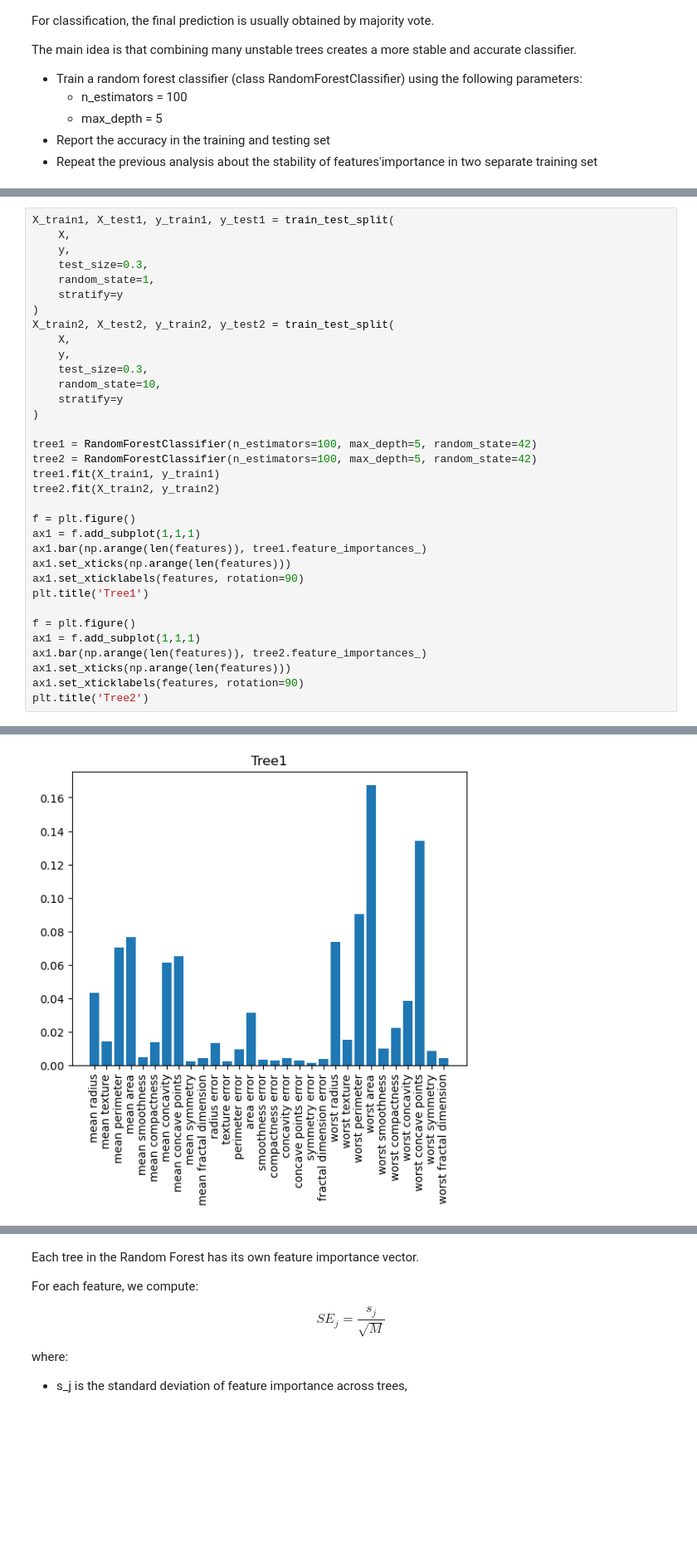
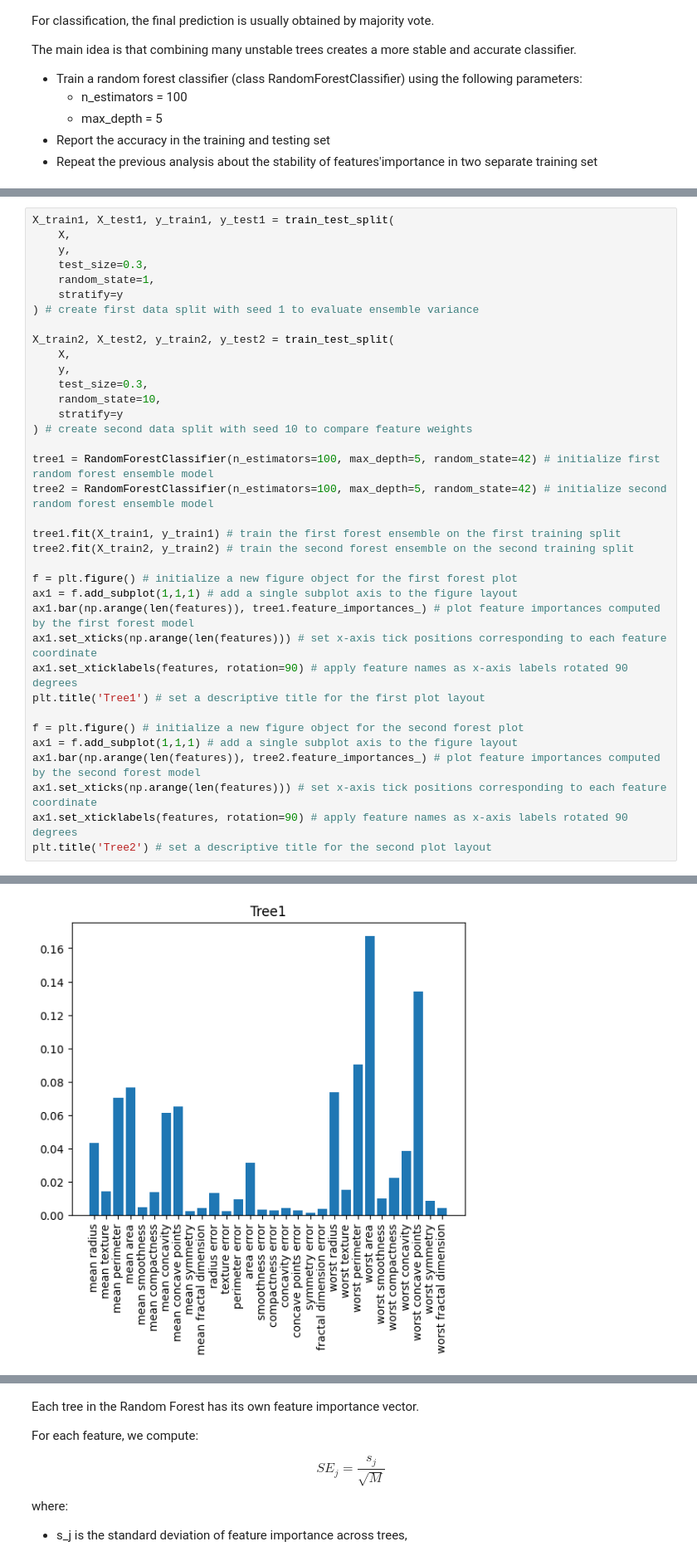
Before and after one commit to MatteoBaraldi/Machine-Learning-for-Bioengineering, a Jupyter notebook: MOD-2/04_Decision_Tree/exercise_decision_tree_solved.ipynb, the cells around one changed output, grey strips where cells are left out. Shown at 83% size. Saved outputs shown, nothing was run; the diff lists cells and outputs as text; blank space fills up the shorter version.

```diff
--- a/MOD-2/04_Decision_Tree/exercise_decision_tree_solved.ipynb
+++ b/MOD-2/04_Decision_Tree/exercise_decision_tree_solved.ipynb
@@ -247,37 +253,39 @@ Testing accuracy: 0.9415204678362573
 # %%
 X_train1, X_test1, y_train1, y_test1 = train_test_split(
     X,
     y,
     test_size=0.3,
     random_state=1,
     stratify=y
-)
+) # create first data split with seed 1 to evaluate ensemble variance
+
 X_train2, X_test2, y_train2, y_test2 = train_test_split(
     X,
     y,
     test_size=0.3,
     random_state=10,
     stratify=y
-)
+) # create second data split with seed 10 to compare feature weights
 
-tree1 = RandomForestClassifier(n_estimators=100, max_depth=5, random_state=42)
-tree2 = RandomForestClassifier(n_estimators=100, max_depth=5, random_state=42)
-tree1.fit(X_train1, y_train1)
-tree2.fit(X_train2, y_train2)
+tree1 = RandomForestClassifier(n_estimators=100, max_depth=5, random_state=42) # initialize first random forest ensemble model
+tree2 = RandomForestClassifier(n_estimators=100, max_depth=5, random_state=42) # initialize second random forest ensemble model
 
-f = plt.figure()
-ax1 = f.add_subplot(1,1,1)
-ax1.bar(np.arange(len(features)), tree1.feature_importances_)
-ax1.set_xticks(np.arange(len(features)))
-ax1.set_xticklabels(features, rotation=90)
-plt.title('Tree1')
+tree1.fit(X_train1, y_train1) # train the first forest ensemble on the first training split
+tree2.fit(X_train2, y_train2) # train the second forest ensemble on the second training split
 
-f = plt.figure()
-ax1 = f.add_subplot(1,1,1)
-ax1.bar(np.arange(len(features)), tree2.feature_importances_)
-ax1.set_xticks(np.arange(len(features)))
-ax1.set_xticklabels(features, rotation=90)
-plt.title('Tree2')
+f = plt.figure() # initialize a new figure object for the first forest plot
+ax1 = f.add_subplot(1,1,1) # add a single subplot axis to the figure layout
+ax1.bar(np.arange(len(features)), tree1.feature_importances_) # plot feature importances computed by the first forest model
+ax1.set_xticks(np.arange(len(features))) # set x-axis tick positions corresponding to each feature coordinate
+ax1.set_xticklabels(features, rotation=90) # apply feature names as x-axis labels rotated 90 degrees
+plt.title('Tree1') # set a descriptive title for the first plot layout
+
+f = plt.figure() # initialize a new figure object for the second forest plot
+ax1 = f.add_subplot(1,1,1) # add a single subplot axis to the figure layout
+ax1.bar(np.arange(len(features)), tree2.feature_importances_) # plot feature importances computed by the second forest model
+ax1.set_xticks(np.arange(len(features))) # set x-axis tick positions corresponding to each feature coordinate
+ax1.set_xticklabels(features, rotation=90) # apply feature names as x-axis labels rotated 90 degrees
+plt.title('Tree2') # set a descriptive title for the second plot layout
 # %% [output]
 Text(0.5, 1.0, 'Tree2')
-[figure, old version]
+[figure, new version]
```
Also changed, not shown: parts of 10 cells of this notebook.
